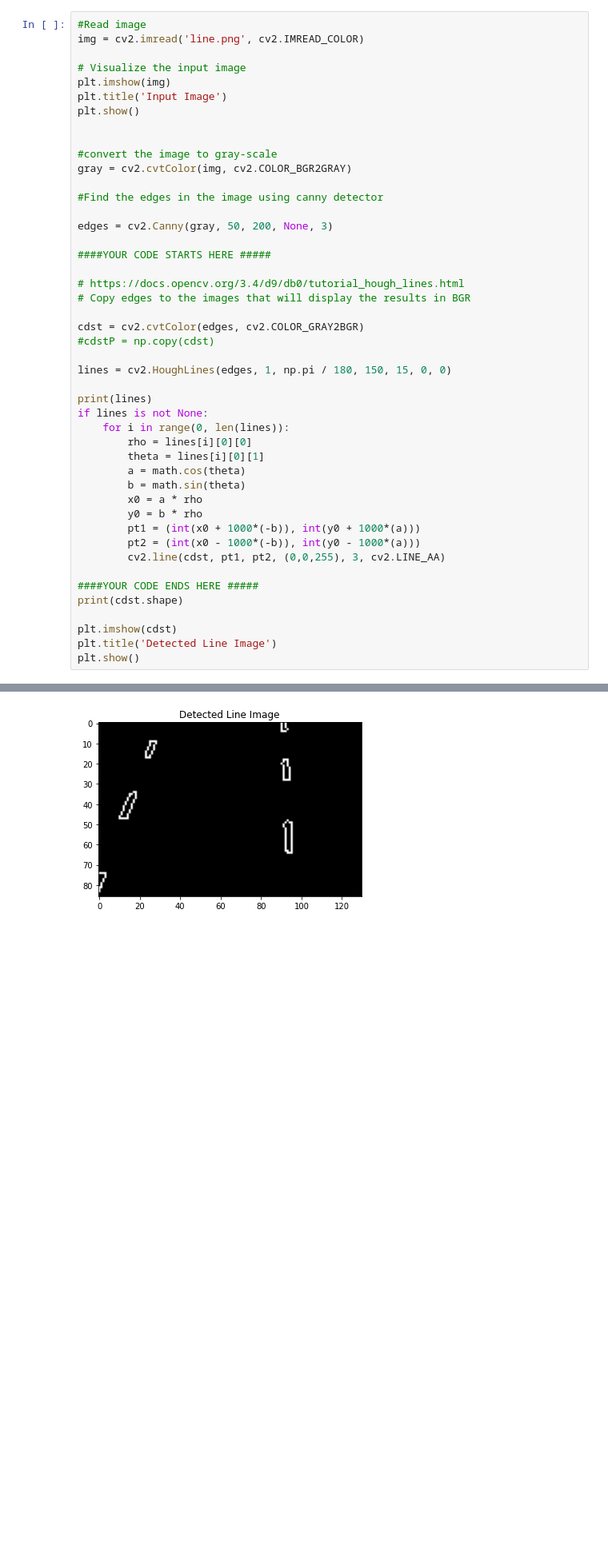
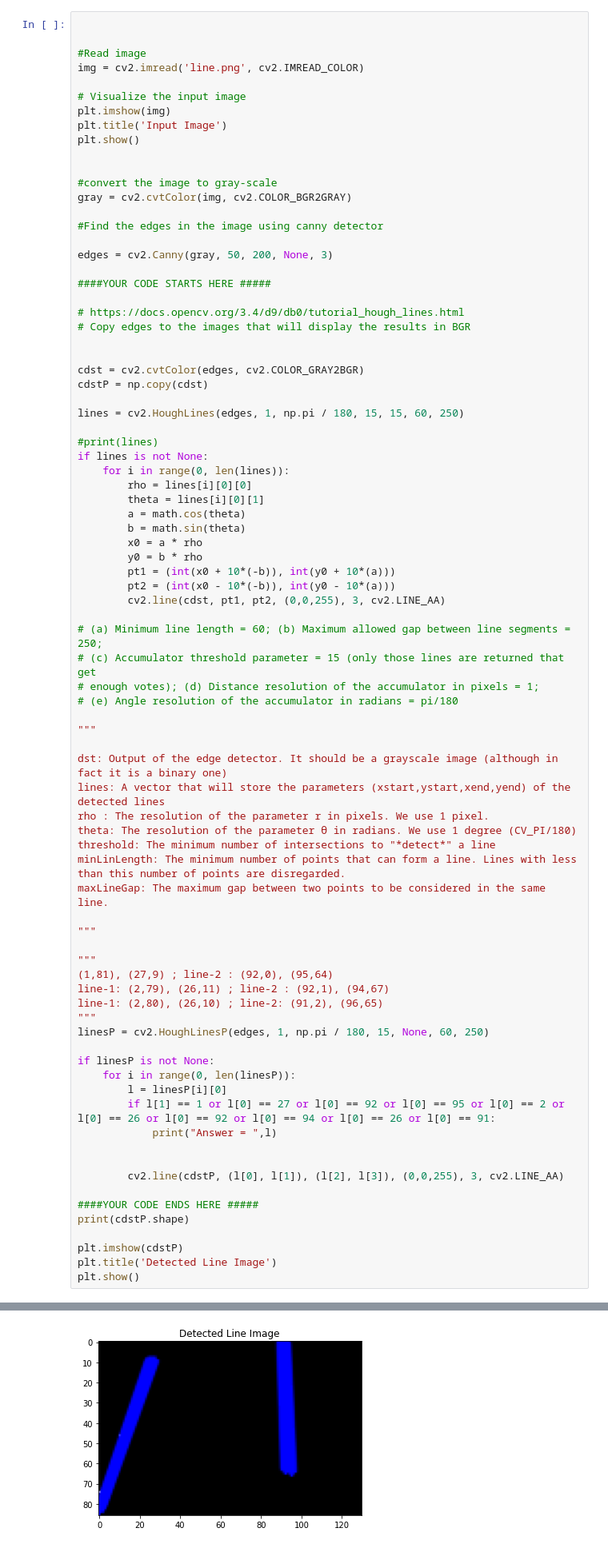
Before and after one commit to Jimut123/NPTEL, a Jupyter notebook: DL4CV_IITM/Assignments/Assignment-2/DL4V_Assignment_2.ipynb, the cells around one changed output, grey strips where cells are left out. Shown at 80% size. Drawn from its saved outputs; the diff is of its cells as text; blank space fills up the shorter version.

```diff
--- a/DL4CV_IITM/Assignments/Assignment-2/DL4V_Assignment_2.ipynb
+++ b/DL4CV_IITM/Assignments/Assignment-2/DL4V_Assignment_2.ipynb
@@ -91,4 +98,6 @@ cv2.imshow("Detected Lines (in red) - Probabilistic Line Transform", cdstP)
 # %%
+
+
 #Read image
 img = cv2.imread('line.png', cv2.IMREAD_COLOR)
 
@@ -110,12 +119,13 @@ edges = cv2.Canny(gray, 50, 200, None, 3)
 # https://docs.opencv.org/3.4/d9/db0/tutorial_hough_lines.html
 # Copy edges to the images that will display the results in BGR
 
+
 cdst = cv2.cvtColor(edges, cv2.COLOR_GRAY2BGR)
-#cdstP = np.copy(cdst)
+cdstP = np.copy(cdst)
 
-lines = cv2.HoughLines(edges, 1, np.pi / 180, 150, 15, 0, 0)
+lines = cv2.HoughLines(edges, 1, np.pi / 180, 15, 15, 60, 250)
 
-print(lines)
+#print(lines)
 if lines is not None:
     for i in range(0, len(lines)):
         rho = lines[i][0][0]
@@ -124,14 +134,47 @@ if lines is not None:
         b = math.sin(theta)
         x0 = a * rho
         y0 = b * rho
-        pt1 = (int(x0 + 1000*(-b)), int(y0 + 1000*(a)))
-        pt2 = (int(x0 - 1000*(-b)), int(y0 - 1000*(a)))
+        pt1 = (int(x0 + 10*(-b)), int(y0 + 10*(a)))
+        pt2 = (int(x0 - 10*(-b)), int(y0 - 10*(a)))
         cv2.line(cdst, pt1, pt2, (0,0,255), 3, cv2.LINE_AA)
 
+# (a) Minimum line length = 60; (b) Maximum allowed gap between line segments = 250;
+# (c) Accumulator threshold parameter = 15 (only those lines are returned that get
+# enough votes); (d) Distance resolution of the accumulator in pixels = 1;
+# (e) Angle resolution of the accumulator in radians = pi/180
+
+"""
+
+dst: Output of the edge detector. It should be a grayscale image (although in fact it is a binary one)
+lines: A vector that will store the parameters (xstart,ystart,xend,yend) of the detected lines
+rho : The resolution of the parameter r in pixels. We use 1 pixel.
+theta: The resolution of the parameter θ in radians. We use 1 degree (CV_PI/180)
+threshold: The minimum number of intersections to "*detect*" a line
+minLinLength: The minimum number of points that can form a line. Lines with less than this number of points are disregarded.
+maxLineGap: The maximum gap between two points to be considered in the same line.
+
+"""
+
+"""
+(1,81), (27,9) ; line-2 : (92,0), (95,64)
+line-1: (2,79), (26,11) ; line-2 : (92,1), (94,67)
+line-1: (2,80), (26,10) ; line-2: (91,2), (96,65)
+"""
+linesP = cv2.HoughLinesP(edges, 1, np.pi / 180, 15, None, 60, 250)
+
+if linesP is not None:
+    for i in range(0, len(linesP)):
+        l = linesP[i][0]
+        if l[1] == 1 or l[0] == 27 or l[0] == 92 or l[0] == 95 or l[0] == 2 or l[0] == 26 or l[0] == 92 or l[0] == 94 or l[0] == 26 or l[0] == 91:
+            print("Answer = ",l)
+
+
+        cv2.line(cdstP, (l[0], l[1]), (l[2], l[3]), (0,0,255), 3, cv2.LINE_AA)
+
 ####YOUR CODE ENDS HERE #####
-print(cdst.shape)
+print(cdstP.shape)
 
-plt.imshow(cdst)
+plt.imshow(cdstP)
 plt.title('Detected Line Image')
 plt.show()
 # %% [output]
@@ -140,5 +183,5 @@ None
 (86, 130, 3)
-[figure, old version]
+[figure, new version]
 # %% [markdown]
 ##Question 2: Point matching using RANSAC
 
```
Also changed, not shown: parts of 4 cells of this notebook.
